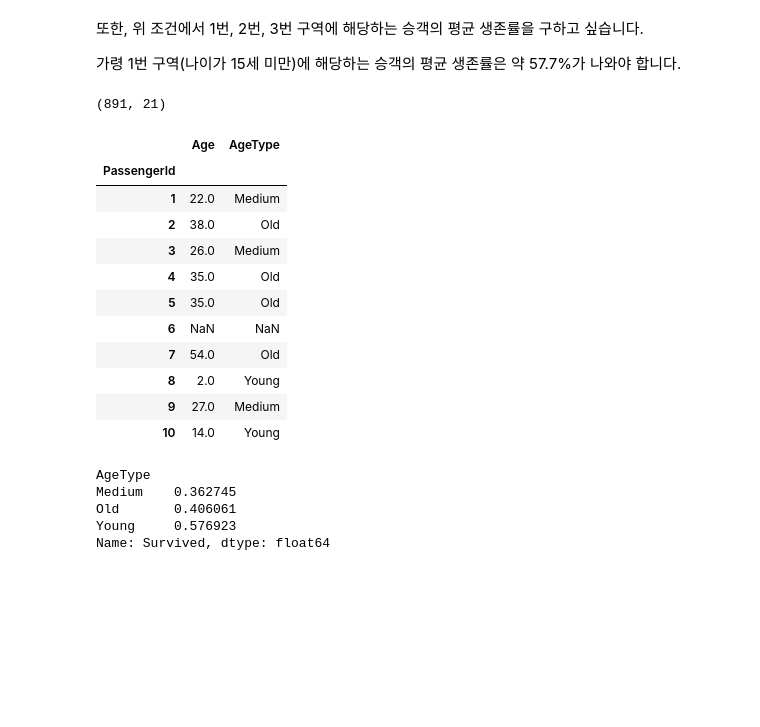
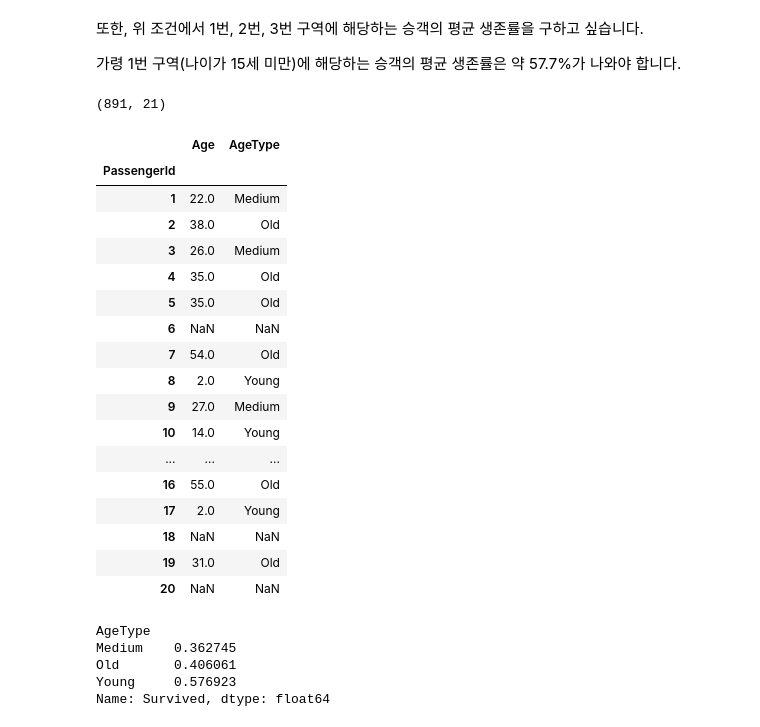
Before and after one commit to sunyeongchoi/mypython, a Jupyter notebook: webscrap_source/05-explore-titanic-using-pandas(question).ipynb, the cells around one changed output. Saved outputs shown, nothing was run; the diff lists cells and outputs as text; code cells hidden in the pictures; blank space fills up the shorter version.

```diff
--- a/webscrap_source/05-explore-titanic-using-pandas(question).ipynb
+++ b/webscrap_source/05-explore-titanic-using-pandas(question).ipynb
@@ -270,18 +255,20 @@ HTML(filename="html/table3.html")
 # **** <문제9> ****
 # 먼저 Embarked 컬럼이 C인 승객을 색인합니다. 이후 Embarked(humanized)라는 이름의
 # 새로운 컬럼을 만들어 여기에 "Cherbourg" 라는 값을 넣습니다.
-
+train.loc[train['Embarked'] == 'C','Embarked(humanized)'] = 'Cherbourg'
 
 # 비슷하게 Embarked 컬럼이 2인 승객을 찾아 Embarked(humanized)에 "Southampton" 이라는 값을 넣습니다.
+train.loc[train['Embarked'] == 'S','Embarked(humanized)'] = 'Southampton'
 
 # 비슷하게 Embarked 컬럼이 3인 승객을 찾아 Embarked(humanized)에 "Queenstown" 이라는 값을 넣습니다.
-
+train.loc[train['Embarked'] == 'Q','Embarked(humanized)'] = 'Queenstown'
 
 # train 변수에 할당된 데이터의 행렬 사이즈를 출력합니다.
 # 출력은 (row, column) 으로 표시됩니다.
-
+print(train.shape)
 
 # Embarked 컬럼과 Embarked(humanized) 컬럼 두 개를 출력하여 비교합니다.
+train[['Embarked','Embarked(humanized)']].head()
 # %% [output]
 (891, 14)
 |  | Embarked | Embarked(humanized) |
@@ -370,15 +358,18 @@ Embarked 컬럼과 Pclass 컬럼을 활용하여 앞서 설명한 여섯 개의
 # **** <문제11> ****
 # 먼저 Embarked 컬럼의 값이 C인 승객을 색인합니다. 결과적으로 Embarked가 C이면 True, 아니면 False인 리스트가 나옵니다.
 # 이 결과를 Embarked(Cherbourg)라는 이름의 새로운 컬럼에 대입합니다.
-
+train.loc[train['Embarked'] == 'C','Embarked(Cherbourg)'] = True
+train.loc[train['Embarked'] != 'C','Embarked(Cherbourg)'] = False
 
 # 비슷한 방식으로 Embarked(Southampton)라는 이름의 새로운 컬럼을 추가합니다.
 # 여기에는 Embarked 컬럼의 값이 S이면 True, 아니면 False가 들어갑니다.
-
+train.loc[train['Embarked'] == 'S','Embarked(Southampton)'] = True
+train.loc[train['Embarked'] != 'S','Embarked(Southampton)'] = False
 
 # 비슷한 방식으로 Embarked(Queenstown)이라는 이름의 새로운 컬럼을 추가합니다.
 # 여기에는 Embarked 컬럼의 값이 Q이면 True, 아니면 False가 들어갑니다.
-
+train.loc[train['Embarked'] == 'Q','Embarked(Queenstown)'] = True
+train.loc[train['Embarked'] != 'Q','Embarked(Queenstown)'] = False
 
 # train 변수에 할당된 데이터의 행렬 사이즈를 출력합니다.
 # 출력은 (row, column) 으로 표시됩니다.
@@ -405,14 +396,19 @@ train[["Embarked", "Embarked(humanized)", "Embarked(Cherbourg)", "Embarked(South
 # Pclass의 One Hot Encoding도 Pclass와 비슷합니다.
 # 먼저 Pclass 컬럼의 값이 1인 승객을 색인합니다. 결과적으로 Pclass가 1이면 True, 아니면 False인 리스트가 나옵니다.
 # 이 결과를 Pclass(First Class)라는 이름의 새로운 컬럼에 대입합니다.
-
+train.loc[train['Pclass'] != 1,'Pclass(First Class)'] = False
+train.loc[train['Pclass'] == 1,'Pclass(First Class)'] = True
 
 # 비슷한 방식으로 Pclass(Business)라는 이름의 새로운 컬럼을 추가합니다.
 # 여기에는 Pclass 컬럼의 값이 2이면 True, 아니면 False가 들어갑니다.
+train.loc[train['Pclass'] != 2,'Pclass(Business)'] = False
+train.loc[train['Pclass'] == 2,'Pclass(Business)'] = True
 
 
 # 비슷한 방식으로 Pclass(Economy)라는 이름의 새로운 컬럼을 추가합니다.
 # 여기에는 Pclass 컬럼의 값이 3이면 True, 아니면 False가 들어갑니다.
+train.loc[train['Pclass'] != 3,'Pclass(Economy)'] = False
+train.loc[train['Pclass'] == 3,'Pclass(Economy)'] = True
 
 
 # train 변수에 할당된 데이터의 행렬 사이즈를 출력합니다.
@@ -562,34 +568,43 @@ HTML(filename="html/table8.html")
 # %%
 # **** <문제22> ****
 # 나이가 15세 미만인 승객을 색인한 뒤, AgeType이라는 새로운 컬럼에 "Young"이라는 값을 넣습니다.
+train.loc[train['Age']<15,'AgeType'] = 'Young'
+train['AgeType']
 
-
-# 비슷하게 나이가 15세 이상 30세 미만인 승객의 AgeType에는 "Medium"이라는 값을 넣습니다.
-
+## 비슷하게 나이가 15세 이상 30세 미만인 승객의 AgeType에는 "Medium"이라는 값을 넣습니다.
+train.loc[(train['Age'] <30) & (train['Age'] >= 15),'AgeType'] = 'Medium'
+train['AgeType']
 
 # 비슷하겍 30세 이상인 승객의 AgeType에는 "Old"이라는 값을 넣습니다.
-
+train.loc[train['Age']>=30,'AgeType'] = 'Old'
+train['AgeType']
 
 # train 변수에 할당된 데이터의 행렬 사이즈를 출력합니다.
 # 출력은 (row, column) 으로 표시됩니다.
 print(train.shape)
 
 # 나이(Age) 컬럼과 AgeType 컬럼을 출력하여 비교합니다.
-train[["Age", "AgeType"]].head(10)
+train[["Age", "AgeType"]].head(20)
 # %% [output]
 (891, 21)
 |  | Age | AgeType |
 | PassengerId |  |  |
 | 1 | 22.0 | Medium |
 | 2 | 38.0 | Old |
 | 3 | 26.0 | Medium |
 | 4 | 35.0 | Old |
 | 5 | 35.0 | Old |
 | 6 | NaN | NaN |
 | 7 | 54.0 | Old |
 | 8 | 2.0 | Young |
 | 9 | 27.0 | Medium |
 | 10 | 14.0 | Young |
+| ... | ... | ... |
+| 16 | 55.0 | Old |
+| 17 | 2.0 | Young |
+| 18 | NaN | NaN |
+| 19 | 31.0 | Old |
+| 20 | NaN | NaN |
 # %%
 # **** <문제23> ****
 # 타이타닉 데이터를 AgeType 기준으로 그룹화합니다.
```
Also changed, not shown: parts of 17 cells of this notebook, 7 other files.
